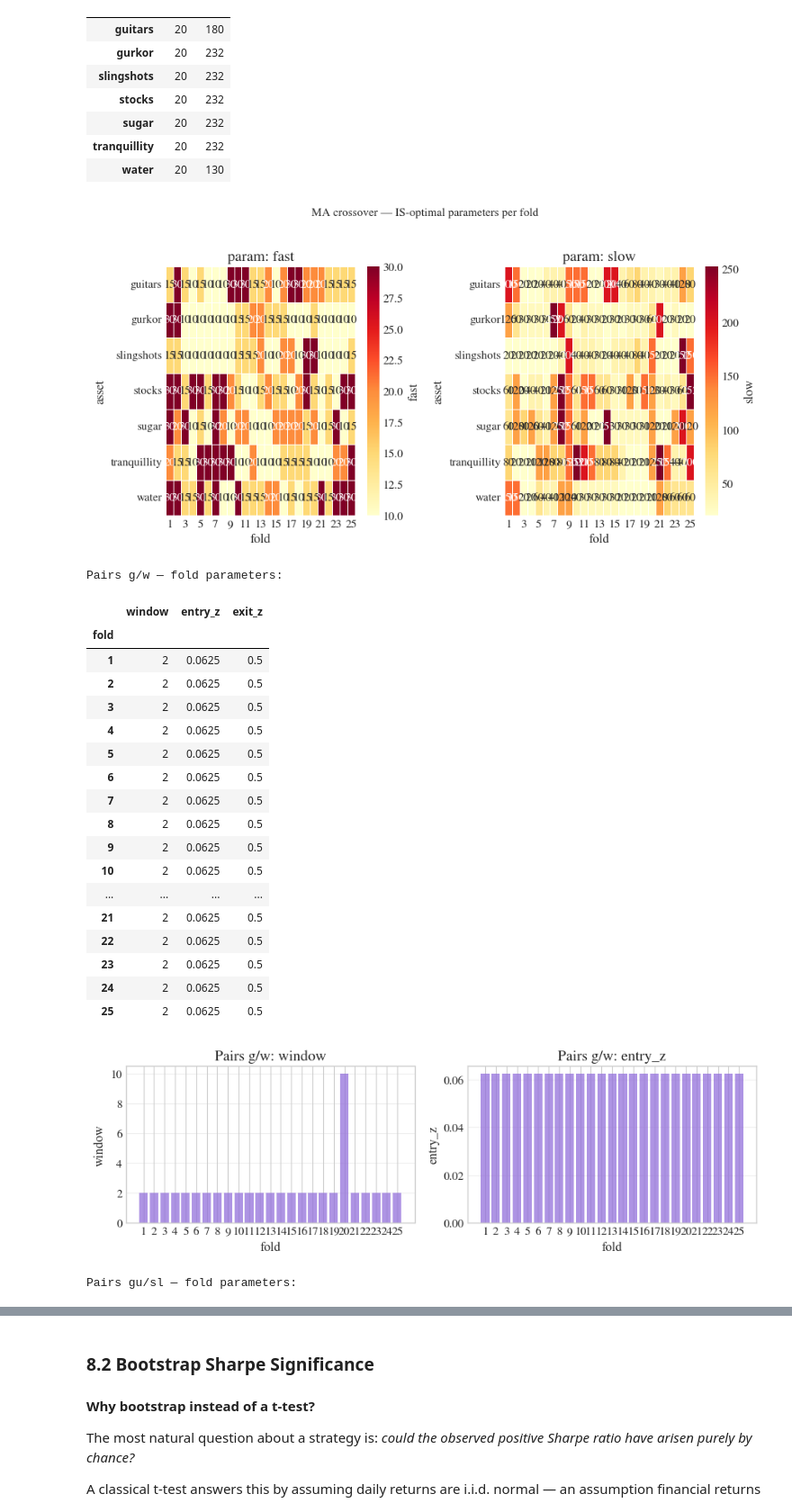
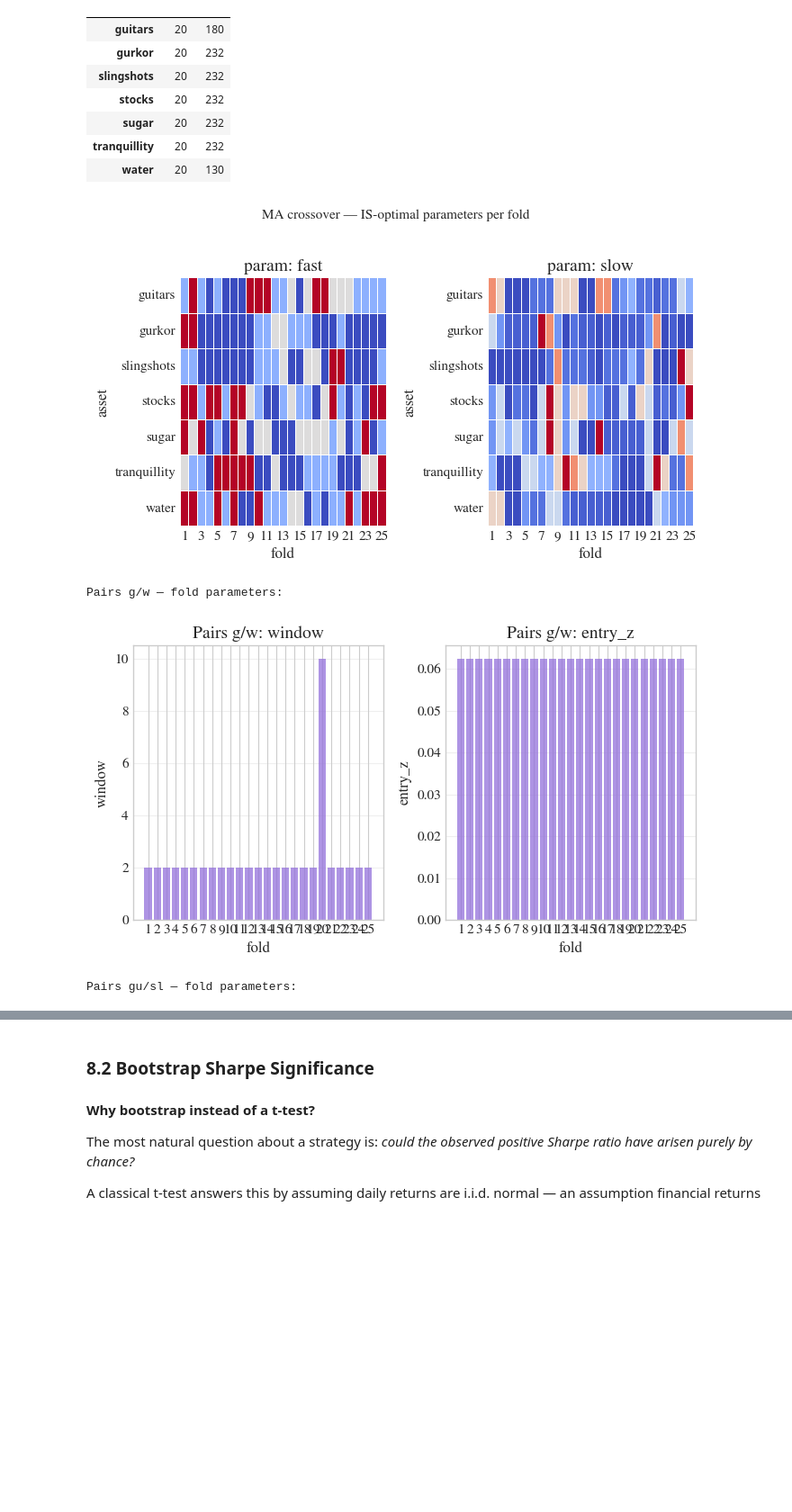
Before and after one commit to PeOll/TMS088, a Jupyter notebook: Subtasks-2/task4-Petter.ipynb, the cells around one changed output, grey strips where cells are left out. Shown at 90% size. Saved outputs shown, nothing was run; the diff lists cells and outputs as text; code cells hidden in the pictures; blank space fills up the shorter version.

```diff
--- a/Subtasks-2/task4-Petter.ipynb
+++ b/Subtasks-2/task4-Petter.ipynb
@@ -296,6 +296,12 @@ def gusl_signal(prices: pd.DataFrame, window: int = 60,
                 entry_z: float = 1.5, exit_z: float = 0.5) -> pd.DataFrame:
     """Pairs wrapper: guitars / slingshots."""
     return pairs_signal(prices, "guitars", "slingshots", window, entry_z, exit_z)
+
+
+def ws_signal(prices: pd.DataFrame, window: int = 60,
+             entry_z: float = 1.5, exit_z: float = 0.5) -> pd.DataFrame:
+    """Pairs wrapper: water / slingshots."""
+    return pairs_signal(prices, "water", "slingshots", window, entry_z, exit_z)
 # %%
 def buy_and_hold_signal(prices: pd.DataFrame) -> pd.DataFrame:
     """Always long — baseline buy-and-hold. No parameters to tune."""
@@ -366,6 +372,12 @@ def gusl_ls_signal(prices: pd.DataFrame, window: int = 60,
                    entry_z: float = 1.5, exit_z: float = 0.5) -> pd.DataFrame:
     """Long-short pairs wrapper: guitars / slingshots."""
     return pairs_ls_signal(prices, "guitars", "slingshots", window, entry_z, exit_z)
+
+
+def ws_ls_signal(prices: pd.DataFrame, window: int = 60,
+                entry_z: float = 1.5, exit_z: float = 0.5) -> pd.DataFrame:
+    """Long-short pairs wrapper: water / slingshots."""
+    return pairs_ls_signal(prices, "water", "slingshots", window, entry_z, exit_z)
 # %% [markdown]
 ## 4. In-Sample Performance (Default Parameters)
 
@@ -382,8 +394,10 @@ STRAT_COLORS = {
     "MA crossover":    "steelblue",
     "Pairs g/w":       "mediumpurple",
     "Pairs gu/sl":     "crimson",
+    "Pairs w/sl":      "teal",
     "Pairs g/w LS":    "orchid",
     "Pairs gu/sl LS":  "firebrick",
+    "Pairs w/sl LS":   "darkcyan",
     "Buy & Hold":      "black",
 }
 
@@ -396,14 +410,20 @@ res_gw_ls_def   = apply_signal(gw_ls_signal(prices_is,
                                window=PAIRS_WINDOW, entry_z=PAIRS_ENTRY_Z, exit_z=PAIRS_EXIT_Z), prices_is)
 res_gusl_ls_def = apply_signal(gusl_ls_signal(prices_is,
                                window=PAIRS_WINDOW, entry_z=PAIRS_ENTRY_Z, exit_z=PAIRS_EXIT_Z), prices_is)
+res_ws_def      = apply_signal(ws_signal(prices_is,
+                               window=PAIRS_WINDOW, entry_z=PAIRS_ENTRY_Z, exit_z=PAIRS_EXIT_Z), prices_is)
+res_ws_ls_def   = apply_signal(ws_ls_signal(prices_is,
+                               window=PAIRS_WINDOW, entry_z=PAIRS_ENTRY_Z, exit_z=PAIRS_EXIT_Z), prices_is)
 res_bh_def      = apply_signal(buy_and_hold_signal(prices_is), prices_is)
 
 default_specs = [
     ("MA crossover",   res_ma_def,      "steelblue"),
     ("Pairs g/w",      res_gw_def,      "mediumpurple"),
     ("Pairs gu/sl",    res_gusl_def,    "crimson"),
+    ("Pairs w/sl",     res_ws_def,      "teal"),
     ("Pairs g/w LS",   res_gw_ls_def,   "orchid"),
     ("Pairs gu/sl LS", res_gusl_ls_def, "firebrick"),
+    ("Pairs w/sl LS",  res_ws_ls_def,   "darkcyan"),
     ("Buy & Hold",     res_bh_def,      "black"),
 ]
 
@@ -412,6 +432,8 @@ asset = "gurkor"
 col_map = {
     "Pairs gu/sl":    "guitars",
     "Pairs gu/sl LS": "guitars",
+    "Pairs w/sl":     "water",
+    "Pairs w/sl LS":  "water",
 }
 n_strats = len(default_specs)
 fig, axes = plt.subplots(n_strats, 1, figsize=(14, 3.5 * n_strats), sharex=True)
@@ -802,6 +826,8 @@ wf_ret_gw,      wf_sum_gw      = walk_forward(prices_is, gw_signal,           PA
 wf_ret_gusl,    wf_sum_gusl    = walk_forward(prices_is, gusl_signal,         PAIRS_PARAM_GRID, per_asset=False)
 wf_ret_gw_ls,   wf_sum_gw_ls   = walk_forward(prices_is, gw_ls_signal,        PAIRS_PARAM_GRID, per_asset=False)
 wf_ret_gusl_ls, wf_sum_gusl_ls = walk_forward(prices_is, gusl_ls_signal,      PAIRS_PARAM_GRID, per_asset=False)
+wf_ret_ws,      wf_sum_ws      = walk_forward(prices_is, ws_signal,           PAIRS_PARAM_GRID, per_asset=False)
+wf_ret_ws_ls,   wf_sum_ws_ls   = walk_forward(prices_is, ws_ls_signal,        PAIRS_PARAM_GRID, per_asset=False)
 wf_ret_bh,      wf_sum_bh      = walk_forward(prices_is, buy_and_hold_signal, [{}],             per_asset=False)
 print(f"Done. ({len(wf_summary)} folds)")
 
@@ -809,8 +835,10 @@ wf_specs = [
     ("MA crossover",   wf_returns,     wf_summary),
     ("Pairs g/w",      wf_ret_gw,      wf_sum_gw),
     ("Pairs gu/sl",    wf_ret_gusl,    wf_sum_gusl),
+    ("Pairs w/sl",     wf_ret_ws,      wf_sum_ws),
     ("Pairs g/w LS",   wf_ret_gw_ls,   wf_sum_gw_ls),
     ("Pairs gu/sl LS", wf_ret_gusl_ls, wf_sum_gusl_ls),
+    ("Pairs w/sl LS",  wf_ret_ws_ls,   wf_sum_ws_ls),
     ("Buy & Hold",     wf_ret_bh,      wf_sum_bh),
 ]
 # %% [output]
@@ -1015,8 +1044,7 @@ def plot_param_stability(fold_df, params, strategy_name, figsize=None):
     """
     has_asset = "asset" in fold_df.columns
     n_params  = len(params)
-    figsize   = figsize or (4.5 * n_params, 4.5 if has_asset else 2.0)
-    fig, axes = plt.subplots(1, n_params, figsize=figsize)
+    fig, axes = plt.subplots(1, n_params)
     if n_params == 1:
         axes = [axes]
 
@@ -1034,58 +1062,39 @@ def plot_param_stability(fold_df, params, strategy_name, figsize=None):
         vmax = fold_df[param].max()
 
         sns.heatmap(
-            pivot, annot=True, fmt=fmt, cmap="YlOrRd",
-            vmin=vmin, vmax=vmax, linewidths=0.5, ax=ax,
-            cbar_kws={"label": param},
+            pivot, annot=False, cmap="coolwarm", center=np.mean([vmin, vmax]),
+            vmin=vmin, vmax=vmax, linewidths=0.5, cbar=False, ax=ax,
         )
         ax.set_title(f"param: {param}")
         ax.set_xlabel("fold")
         ax.set_ylabel("asset" if has_asset else "")
         ax.tick_params(axis="x", labelrotation=0)
 
     fig.suptitle(f"{strategy_name} — IS-optimal parameters per fold", fontsize=11, y=1.02)
     plt.tight_layout()
     return fig
 
 
 # MA crossover
 fig = plot_param_stability(fold_ma, ["fast", "slow"], "MA crossover")
 plt.show()
 
 # Pairs: portfolio-level — just a table with a bar chart overlay
 for name, df in [("Pairs g/w", fold_gw), ("Pairs gu/sl", fold_gusl)]:
     print(f"\n{name} — fold parameters:")
-    display(df.set_index("fold"))
-    fig, axes = plt.subplots(1, 2, figsize=(9, 3))
+    # display(df.set_index("fold"))
+    fig, axes = plt.subplots(1, 2)
     for ax, param in zip(axes, ["window", "entry_z"]):
         ax.bar(df["fold"], df[param], color="mediumpurple" if name == "Pairs g/w" else "crimson", alpha=0.75)
         ax.set_title(f"{name}: {param}")
         ax.set_xlabel("fold"); ax.set_ylabel(param)
         ax.set_xticks(df["fold"])
         ax.grid(True, alpha=0.3, axis="y")
     plt.tight_layout()
     fname = "param_stability_gw.png" if name == "Pairs g/w" else "param_stability_gusl.png"
     plt.show()
 # %% [output]
-[figure, old version]
+[figure, new version]
 Pairs g/w — fold parameters:
-|  | window | entry_z | exit_z |
-| fold |  |  |  |
-| 1 | 2 | 0.0625 | 0.5 |
-| 2 | 2 | 0.0625 | 0.5 |
-| 3 | 2 | 0.0625 | 0.5 |
-| 4 | 2 | 0.0625 | 0.5 |
-| 5 | 2 | 0.0625 | 0.5 |
-| 6 | 2 | 0.0625 | 0.5 |
-| 7 | 2 | 0.0625 | 0.5 |
-| 8 | 2 | 0.0625 | 0.5 |
-| 9 | 2 | 0.0625 | 0.5 |
-| 10 | 2 | 0.0625 | 0.5 |
-| ... | ... | ... | ... |
-| 21 | 2 | 0.0625 | 0.5 |
-| 22 | 2 | 0.0625 | 0.5 |
-| 23 | 2 | 0.0625 | 0.5 |
-| 24 | 2 | 0.0625 | 0.5 |
-| 25 | 2 | 0.0625 | 0.5 |
-[figure, old version]
+[figure, new version]
 Pairs gu/sl — fold parameters:
```
Also changed, not shown: parts of 7 cells of this notebook.
